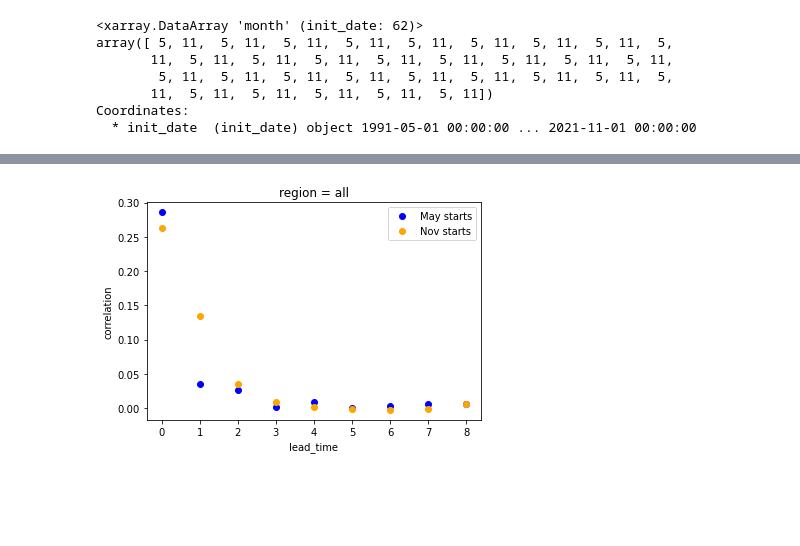
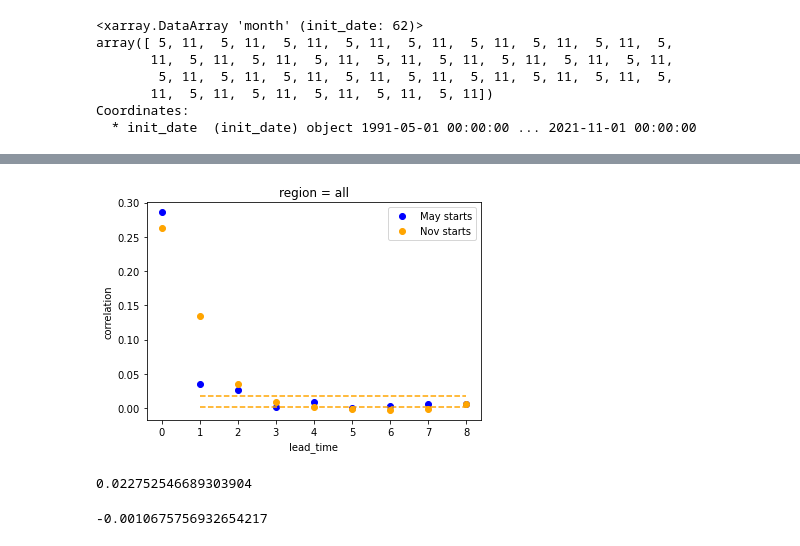
Before and after one commit to AusClimateService/unseen, a Jupyter notebook: notebooks/fidelity.ipynb, the cells around one changed output, grey strips where cells are left out. Cells and saved outputs as stored; diff of their text form; code cells hidden in the pictures; blank space fills up the shorter version.

```diff
--- a/notebooks/fidelity.ipynb
+++ b/notebooks/fidelity.ipynb
@@ -433,0 +347,13 @@ mean_corr_nov = mean_ensemble_correlation(da_cafe_nov_detrended, dim='init_date'
+# %%
+def pseudo_correlations(ds, n_init_dates, n_ensembles, dim='init_date'):
+    """Blah"""
+
+    index = pd.MultiIndex.from_product([range(n_init_dates), range(n_ensembles)],
+                                       names=[dim, 'ensemble'])
+    ds = ds.assign_coords({'sample': index}).unstack()
+    mean_corr = mean_ensemble_correlation(ds, dim=dim)
+
+    return mean_corr
+# %%
+data = da_cafe_may_detrended_stacked.sel({'region': 'all'})
+data
@@ -433,0 +394,14 @@ mean_corr_nov = mean_ensemble_correlation(da_cafe_nov_detrended, dim='init_date'
+# %%
+## Cheap and easy resampling (note, this will only work for one region...)
+
+n_population = len(da_cafe_may_detrended_stacked['sample'])
+n_repeats = 1000
+null_correlations = []
+for repeat in range(n_repeats):
+    random_indexes = np.random.choice(n_population, size=sample_size, replace=True)
+    random_indexes.sort()
+    data_random_sample = data.isel({'sample': random_indexes})
+    mean_corr = pseudo_correlations(data_random_sample, n_init_dates, n_ensembles, dim='init_date')
+    null_correlations.append(float(mean_corr.values))
+
+null_correlations = np.array(null_correlations)
@@ -434,8 +423,28 @@ mean_corr_nov = mean_ensemble_correlation(da_cafe_nov_detrended, dim='init_date'
+# %%
+#may_lower_bound = null_correlations.sel({'region': 'all'}).quantile(0.025)
+#may_upper_bound = null_correlations.sel({'region': 'all'}).quantile(0.975)
+
+may_lower_bound = np.quantile(null_correlations, 0.025)
+may_upper_bound = np.quantile(null_correlations, 0.975)
 # %%
 mean_corr_may.sel({'region': 'all'}).plot(color='blue', marker='o', linestyle='None', label=f'May starts')
 mean_corr_nov.sel({'region': 'all'}).plot(color='orange', marker='o', linestyle='None', label=f'Nov starts')
+
+lead_bounds = [1, ds_cafe_may['lead_time'].max()]
+
+plt.plot(lead_bounds, [may_lower_bound, may_lower_bound], color='orange', linestyle='--')
+plt.plot(lead_bounds, [may_upper_bound, may_upper_bound], color='orange', linestyle='--')
+
 plt.ylabel('correlation')
 plt.legend()
 plt.show()
 # %% [output]
-[figure, old version]
+[figure, new version]
+# %%
+null_correlations.max()
+# %% [output]
+0.022752546689303904
+# %%
+null_correlations.min()
+# %% [output]
+-0.0010675756932654217
```
Also changed, not shown: parts of 20 cells of this notebook, 1 other file.
